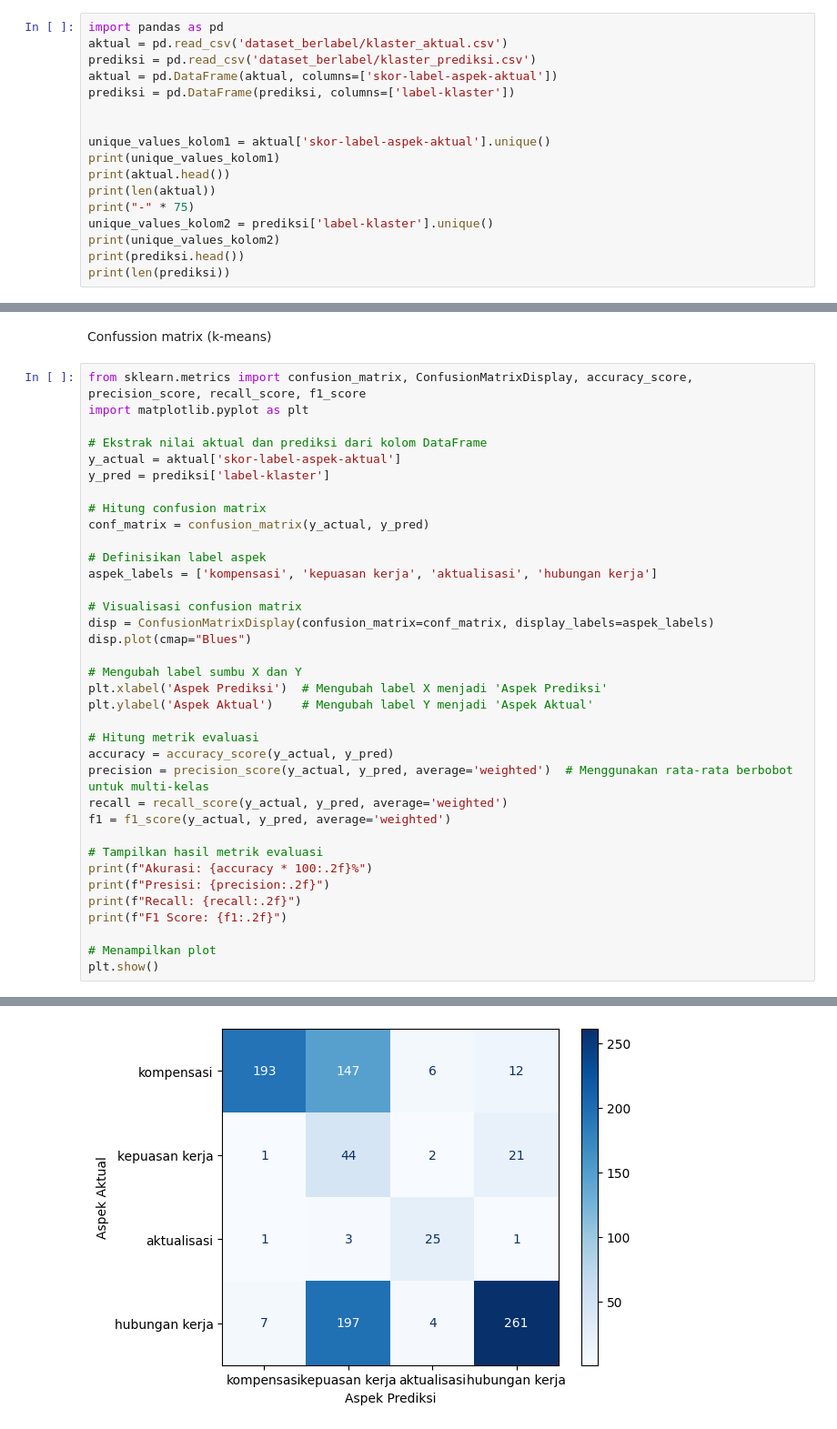
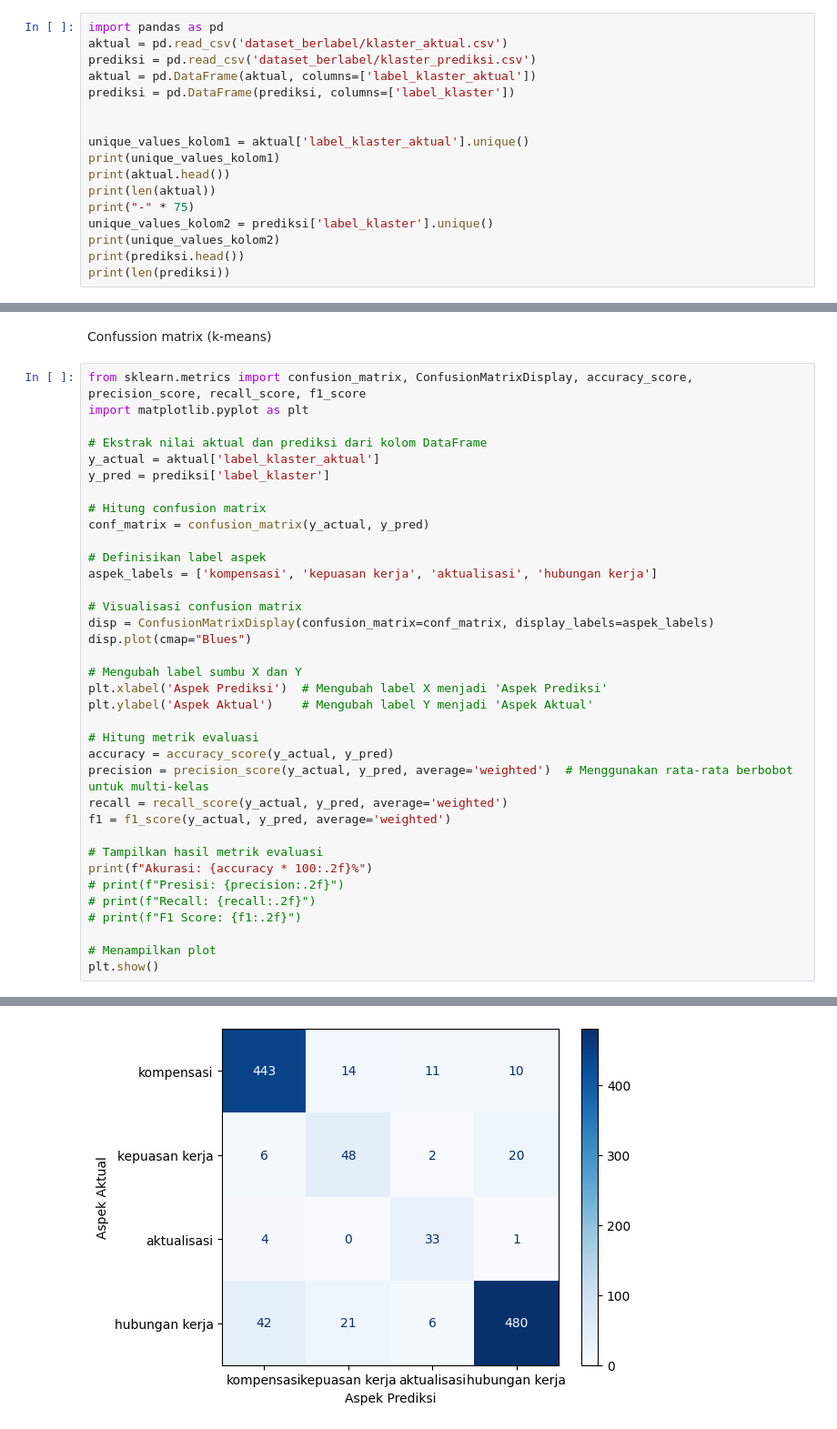
Before and after one commit to kopiadjie/turnover, a Jupyter notebook: confussion.ipynb, the cells around one changed output, grey strips where cells are left out. Shown at 91% size. Drawn from its saved outputs; the diff is of its cells as text.

```diff
--- a/confussion.ipynb
+++ b/confussion.ipynb
@@ -68,16 +68,16 @@ df.to_csv('dataset_berlabel/klaster_aktual.csv', index=False)
 import pandas as pd
 aktual = pd.read_csv('dataset_berlabel/klaster_aktual.csv')
 prediksi = pd.read_csv('dataset_berlabel/klaster_prediksi.csv')
-aktual = pd.DataFrame(aktual, columns=['skor-label-aspek-aktual'])
-prediksi = pd.DataFrame(prediksi, columns=['label-klaster'])
+aktual = pd.DataFrame(aktual, columns=['label_klaster_aktual'])
+prediksi = pd.DataFrame(prediksi, columns=['label_klaster'])
 
 
-unique_values_kolom1 = aktual['skor-label-aspek-aktual'].unique()
+unique_values_kolom1 = aktual['label_klaster_aktual'].unique()
 print(unique_values_kolom1)
 print(aktual.head())
 print(len(aktual))
 print("-" * 75)
-unique_values_kolom2 = prediksi['label-klaster'].unique()
+unique_values_kolom2 = prediksi['label_klaster'].unique()
 print(unique_values_kolom2)
 print(prediksi.head())
 print(len(prediksi))
@@ -106,8 +106,8 @@ from sklearn.metrics import confusion_matrix, ConfusionMatrixDisplay, accuracy_s
 import matplotlib.pyplot as plt
 
 # Ekstrak nilai aktual dan prediksi dari kolom DataFrame
-y_actual = aktual['skor-label-aspek-aktual']
-y_pred = prediksi['label-klaster']
+y_actual = aktual['label_klaster_aktual']
+y_pred = prediksi['label_klaster']
 
 # Hitung confusion matrix
 conf_matrix = confusion_matrix(y_actual, y_pred)
@@ -131,9 +131,9 @@ f1 = f1_score(y_actual, y_pred, average='weighted')
 
 # Tampilkan hasil metrik evaluasi
 print(f"Akurasi: {accuracy * 100:.2f}%")
-print(f"Presisi: {precision:.2f}")
-print(f"Recall: {recall:.2f}")
-print(f"F1 Score: {f1:.2f}")
+# print(f"Presisi: {precision:.2f}")
+# print(f"Recall: {recall:.2f}")
+# print(f"F1 Score: {f1:.2f}")
 
 # Menampilkan plot
 plt.show()
@@ -145 +142 @@ F1 Score: 0.65
-[figure, old version]
+[figure, new version]
```
Also changed, not shown: parts of 3 cells of this notebook, 18 other files.
